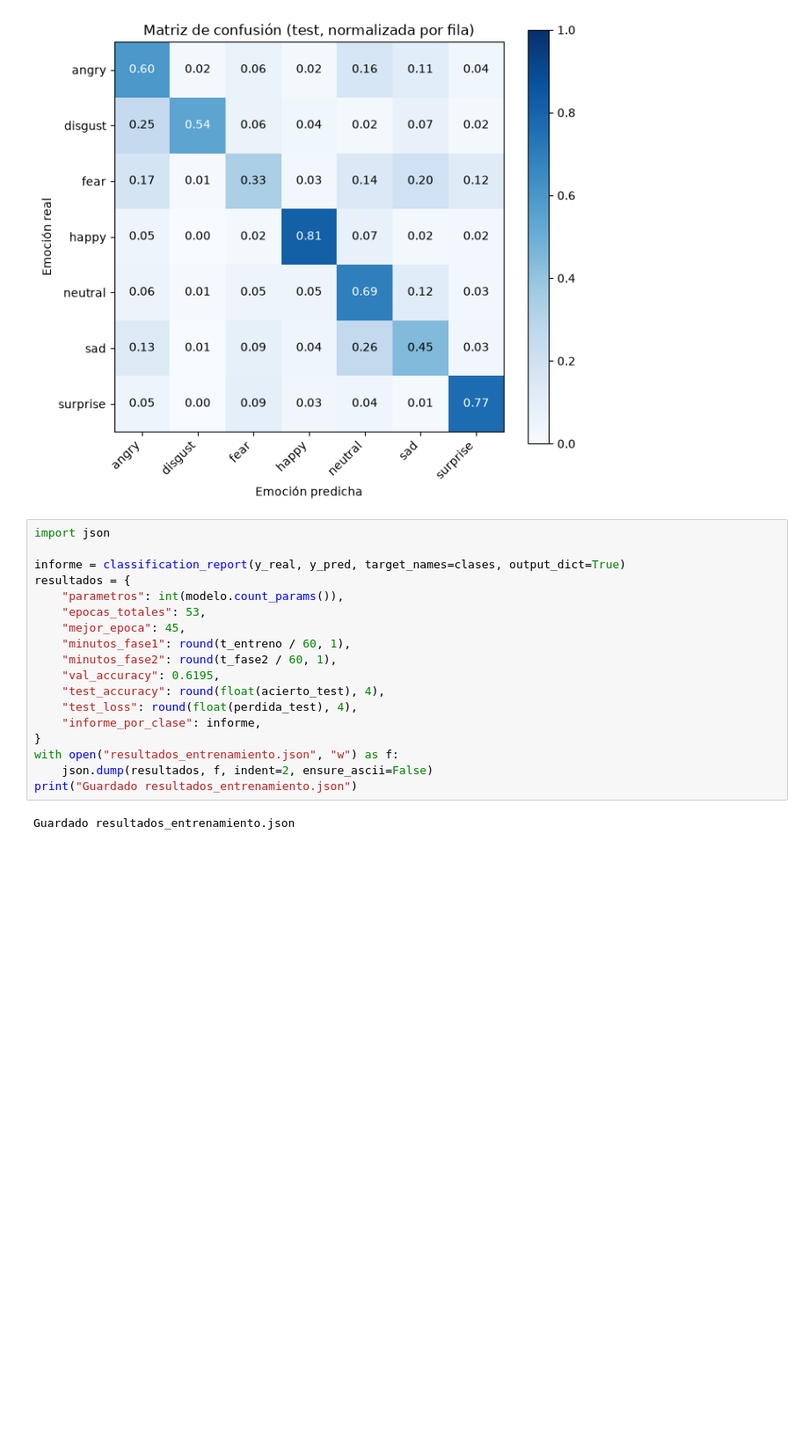
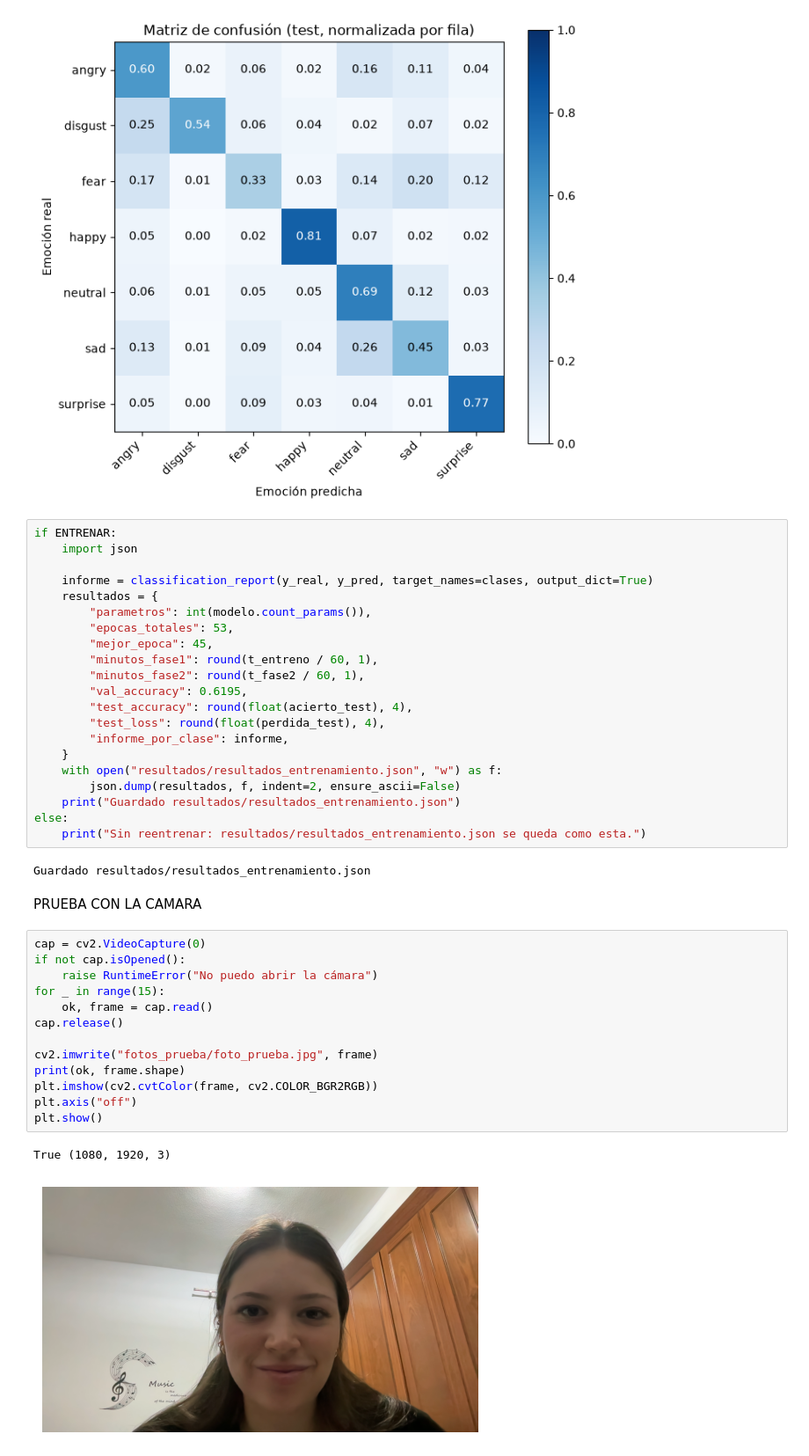
Before and after one commit to solbs365/VC, a Jupyter notebook: Practica5_VC/VC_P5_Tarea1.ipynb, the cells around one changed output. Shown at 88% size. Cells and saved outputs as stored; diff of their text form; blank space fills up the shorter version.

```diff
--- a/Practica5_VC/VC_P5_Tarea1.ipynb
+++ b/Practica5_VC/VC_P5_Tarea1.ipynb
@@ -390,22 +415,43 @@ plt.show()
 weighted avg      0.626     0.622     0.618      7178
 [figure]
 # %%
-import json
+if ENTRENAR:
+    import json
 
-informe = classification_report(y_real, y_pred, target_names=clases, output_dict=True)
-resultados = {
-    "parametros": int(modelo.count_params()),
-    "epocas_totales": 53,
-    "mejor_epoca": 45,
-    "minutos_fase1": round(t_entreno / 60, 1),
-    "minutos_fase2": round(t_fase2 / 60, 1),
-    "val_accuracy": 0.6195,
-    "test_accuracy": round(float(acierto_test), 4),
-    "test_loss": round(float(perdida_test), 4),
-    "informe_por_clase": informe,
-}
-with open("resultados_entrenamiento.json", "w") as f:
-    json.dump(resultados, f, indent=2, ensure_ascii=False)
-print("Guardado resultados_entrenamiento.json")
+    informe = classification_report(y_real, y_pred, target_names=clases, output_dict=True)
+    resultados = {
+        "parametros": int(modelo.count_params()),
+        "epocas_totales": 53,
+        "mejor_epoca": 45,
+        "minutos_fase1": round(t_entreno / 60, 1),
+        "minutos_fase2": round(t_fase2 / 60, 1),
+        "val_accuracy": 0.6195,
+        "test_accuracy": round(float(acierto_test), 4),
+        "test_loss": round(float(perdida_test), 4),
+        "informe_por_clase": informe,
+    }
+    with open("resultados/resultados_entrenamiento.json", "w") as f:
+        json.dump(resultados, f, indent=2, ensure_ascii=False)
+    print("Guardado resultados/resultados_entrenamiento.json")
+else:
+    print("Sin reentrenar: resultados/resultados_entrenamiento.json se queda como esta.")
 # %% [output]
-Guardado resultados_entrenamiento.json
+Guardado resultados/resultados_entrenamiento.json
+# %% [markdown]
+PRUEBA CON LA CAMARA
+# %%
+cap = cv2.VideoCapture(0)
+if not cap.isOpened():
+    raise RuntimeError("No puedo abrir la cámara")
+for _ in range(15):
+    ok, frame = cap.read()
+cap.release()
+
+cv2.imwrite("fotos_prueba/foto_prueba.jpg", frame)
+print(ok, frame.shape)
+plt.imshow(cv2.cvtColor(frame, cv2.COLOR_BGR2RGB))
+plt.axis("off")
+plt.show()
+# %% [output]
+True (1080, 1920, 3)
+[figure, added]
```
Also changed, not shown: parts of 10 cells of this notebook, 51 other files.
